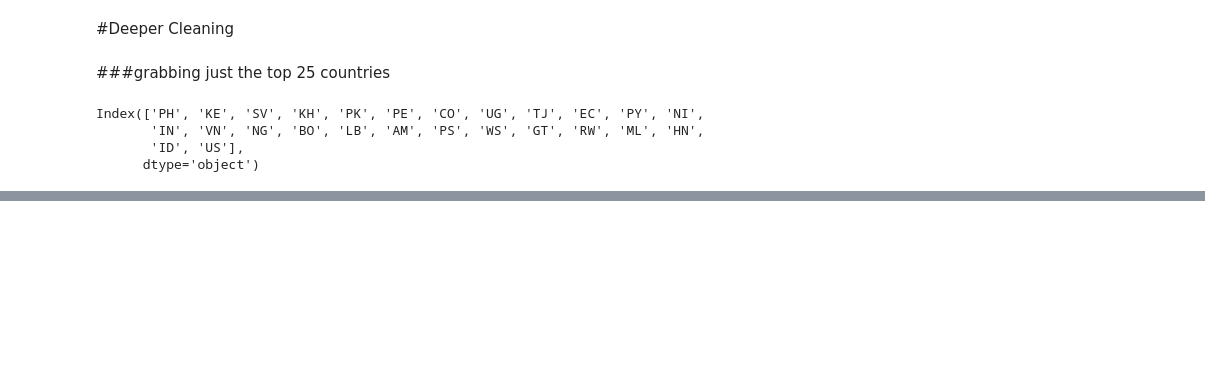
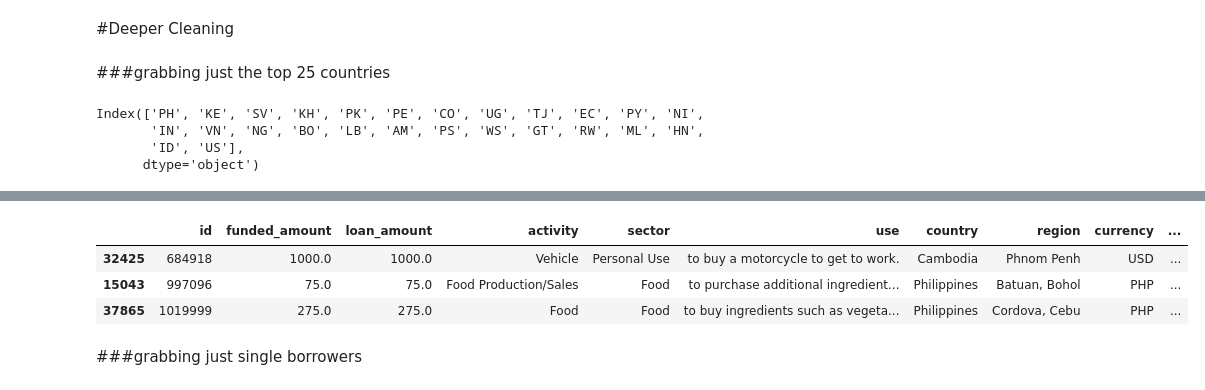
Before and after one commit to zacksnyder-lsds/Unit_1_build_week, a Jupyter notebook: Unit_1_build_week.ipynb, the cells around one changed output, grey strips where cells are left out. Drawn from its saved outputs; the diff is of its cells as text; code cells hidden in the pictures; blank space fills up the shorter version.

```diff
--- a/Unit_1_build_week.ipynb
+++ b/Unit_1_build_week.ipynb
@@ -118,0 +127,11 @@ kiva[['top_25_countries','country_code']].sample(10)
+# %%
+#getting rid of the unneeded column to keep things tidy
+kiva.drop('country_code', axis=1, inplace=True)
+kiva.sample(3)
+# %% [output]
+|  | id | funded_amount | loan_amount | activity | sector | use | country | region | currency | ... |
+| 32425 | 684918 | 1000.0 | 1000.0 | Vehicle | Personal Use | to buy a motorcycle to get to work. | Cambodia | Phnom Penh | USD | ... |
+| 15043 | 997096 | 75.0 | 75.0 | Food Production/Sales | Food | to purchase additional ingredient... | Philippines | Batuan, Bohol | PHP | ... |
+| 37865 | 1019999 | 275.0 | 275.0 | Food | Food | to buy ingredients such as vegeta... | Philippines | Cordova, Cebu | PHP | ... |
+# %% [markdown]
+###grabbing just single borrowers
```
Also changed, not shown: parts of 14 cells of this notebook.
